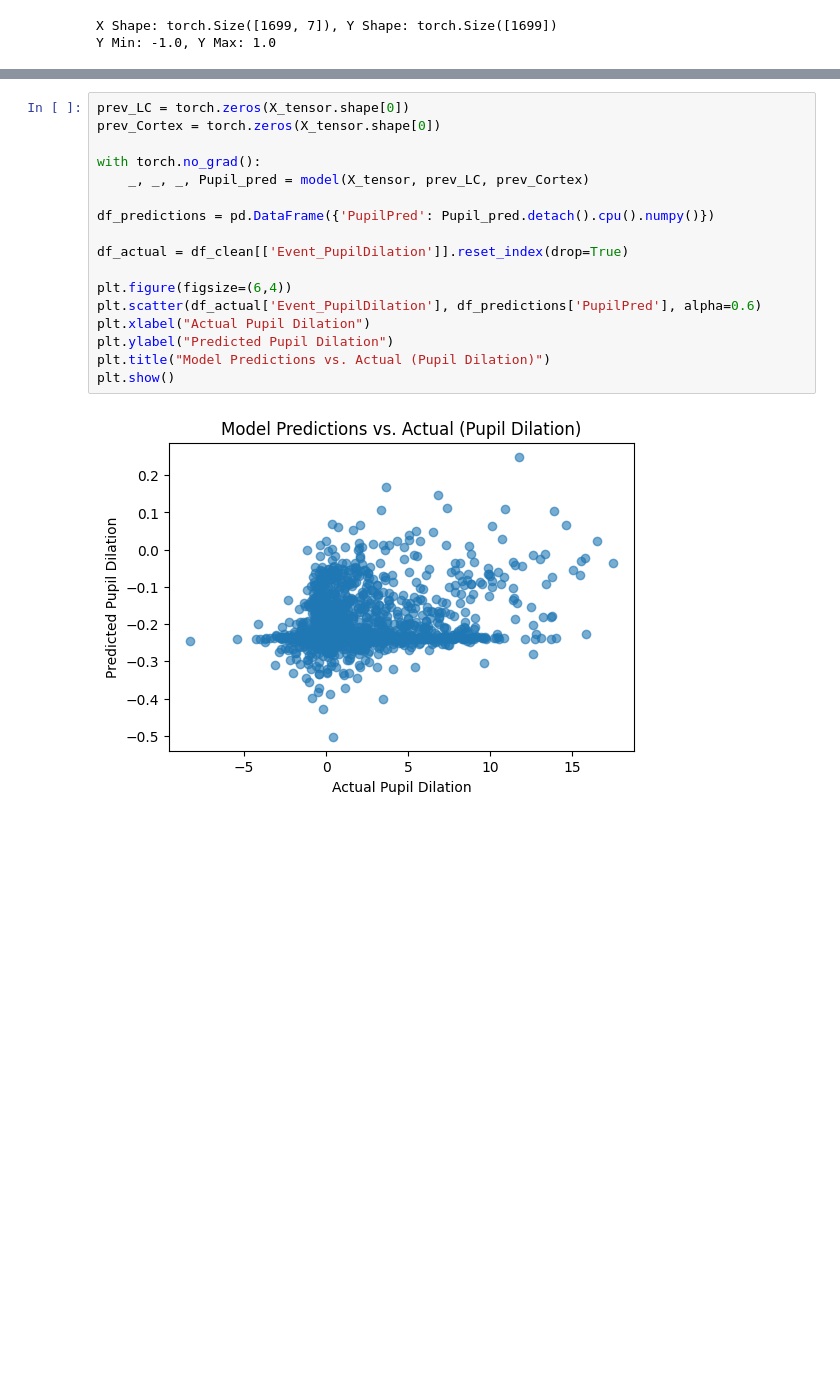
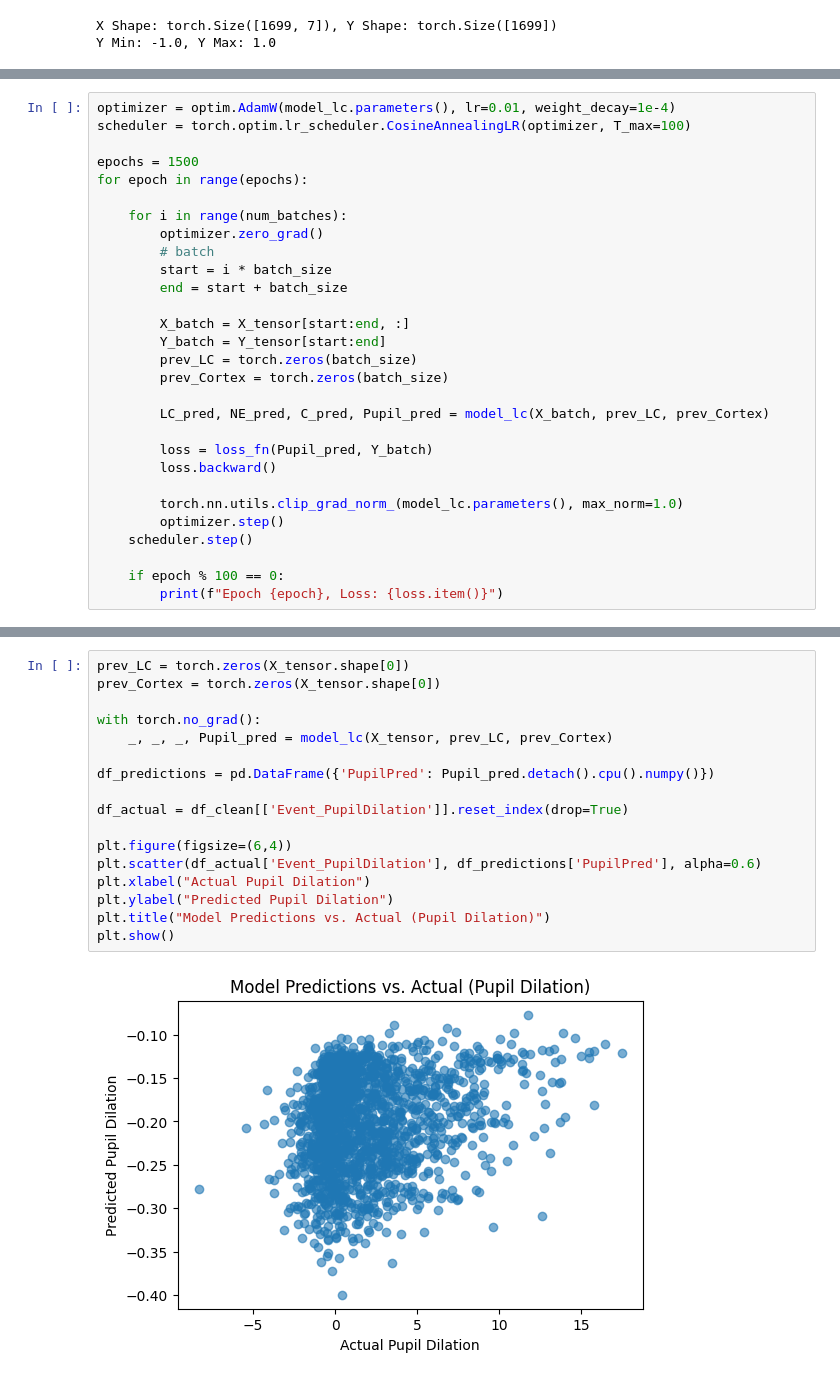
Before and after one commit to KevinBian107/EEB, a Jupyter notebook: playground.ipynb, the cells around one changed output, grey strips where cells are left out. Cells and saved outputs as stored; diff of their text form; blank space fills up the shorter version.

```diff
--- a/playground.ipynb
+++ b/playground.ipynb
@@ -156,0 +200,29 @@ Epoch 500, Loss: 0.0607, LR: 0.0003125
+# %%
+optimizer = optim.AdamW(model_lc.parameters(), lr=0.01, weight_decay=1e-4)
+scheduler = torch.optim.lr_scheduler.CosineAnnealingLR(optimizer, T_max=100)
+
+epochs = 1500
+for epoch in range(epochs):
+
+    for i in range(num_batches):
+        optimizer.zero_grad()
+        # batch
+        start = i * batch_size
+        end = start + batch_size
+
+        X_batch = X_tensor[start:end, :]
+        Y_batch = Y_tensor[start:end]
+        prev_LC = torch.zeros(batch_size)
+        prev_Cortex = torch.zeros(batch_size)
+
+        LC_pred, NE_pred, C_pred, Pupil_pred = model_lc(X_batch, prev_LC, prev_Cortex)
+
+        loss = loss_fn(Pupil_pred, Y_batch)
+        loss.backward()
+
+        torch.nn.utils.clip_grad_norm_(model_lc.parameters(), max_norm=1.0)
+        optimizer.step()
+    scheduler.step()
+
+    if epoch % 100 == 0:
+        print(f"Epoch {epoch}, Loss: {loss.item()}")
@@ -157,20 +245,20 @@ Epoch 500, Loss: 0.0607, LR: 0.0003125
 # %%
 prev_LC = torch.zeros(X_tensor.shape[0])
 prev_Cortex = torch.zeros(X_tensor.shape[0])
 
 with torch.no_grad():
-    _, _, _, Pupil_pred = model(X_tensor, prev_LC, prev_Cortex)
+    _, _, _, Pupil_pred = model_lc(X_tensor, prev_LC, prev_Cortex)
 
 df_predictions = pd.DataFrame({'PupilPred': Pupil_pred.detach().cpu().numpy()})
 
 df_actual = df_clean[['Event_PupilDilation']].reset_index(drop=True)
 
 plt.figure(figsize=(6,4))
 plt.scatter(df_actual['Event_PupilDilation'], df_predictions['PupilPred'], alpha=0.6)
 plt.xlabel("Actual Pupil Dilation")
 plt.ylabel("Predicted Pupil Dilation")
 plt.title("Model Predictions vs. Actual (Pupil Dilation)")
 plt.show()
 # %% [output]
-[figure, old version]
+[figure, new version]
 # %%
```
Also changed, not shown: parts of 38 cells of this notebook, 3 other files.
